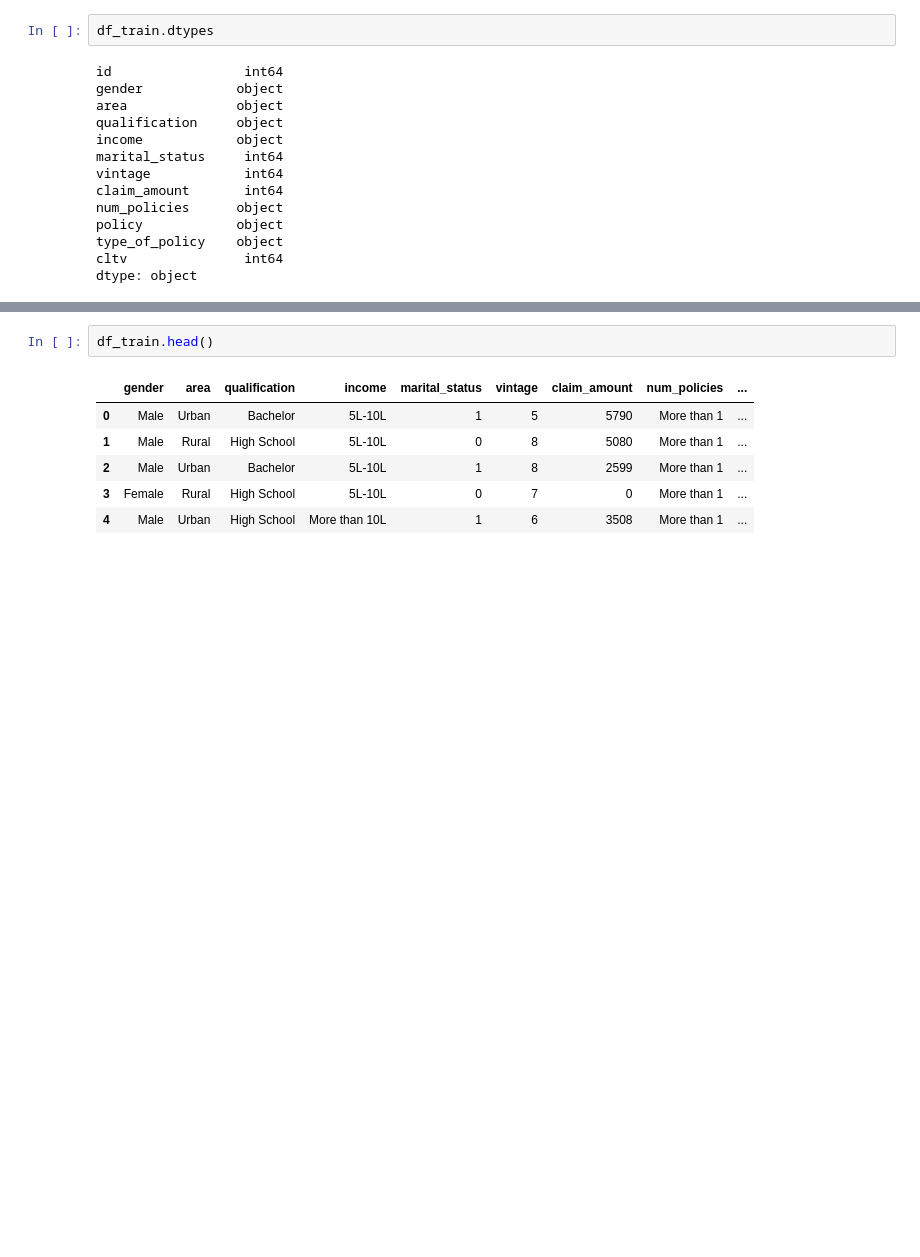
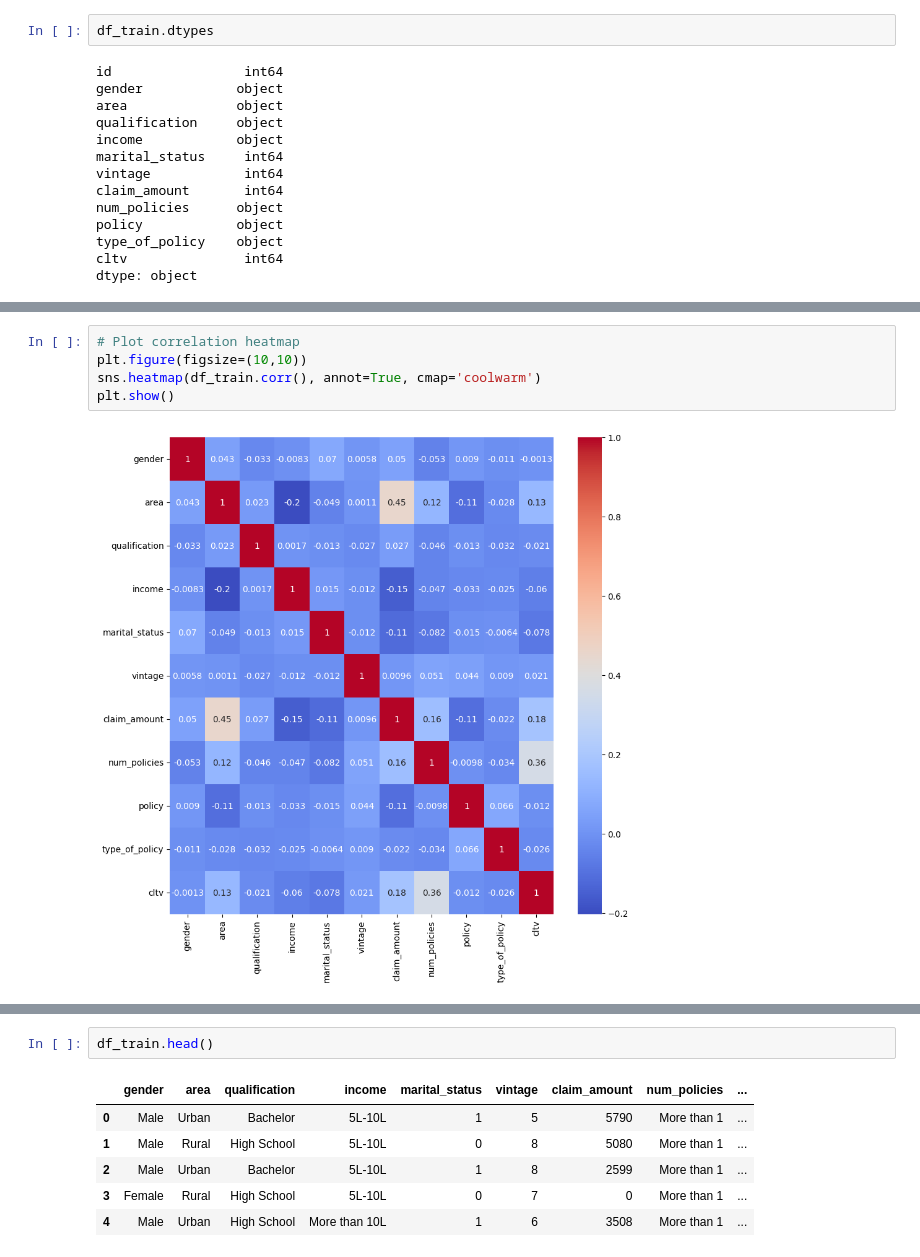
Before and after one commit to abhilashasrivastava/Machine_Learning_Projects, a Jupyter notebook: Customer_Life_Time_value_prediction.ipynb, the cells around one changed output, grey strips where cells are left out. Drawn from its saved outputs; the diff is of its cells as text; blank space fills up the shorter version.

```diff
--- a/Customer_Life_Time_value_prediction.ipynb
+++ b/Customer_Life_Time_value_prediction.ipynb
@@ -160,0 +163,7 @@ df_train = df_train.drop(["id"], axis = 'columns')
+# %%
+# Plot correlation heatmap
+plt.figure(figsize=(10,10))
+sns.heatmap(df_train.corr(), annot=True, cmap='coolwarm')
+plt.show()
+# %% [output]
+[figure, added]
```
Also changed, not shown: parts of 20 cells of this notebook.
